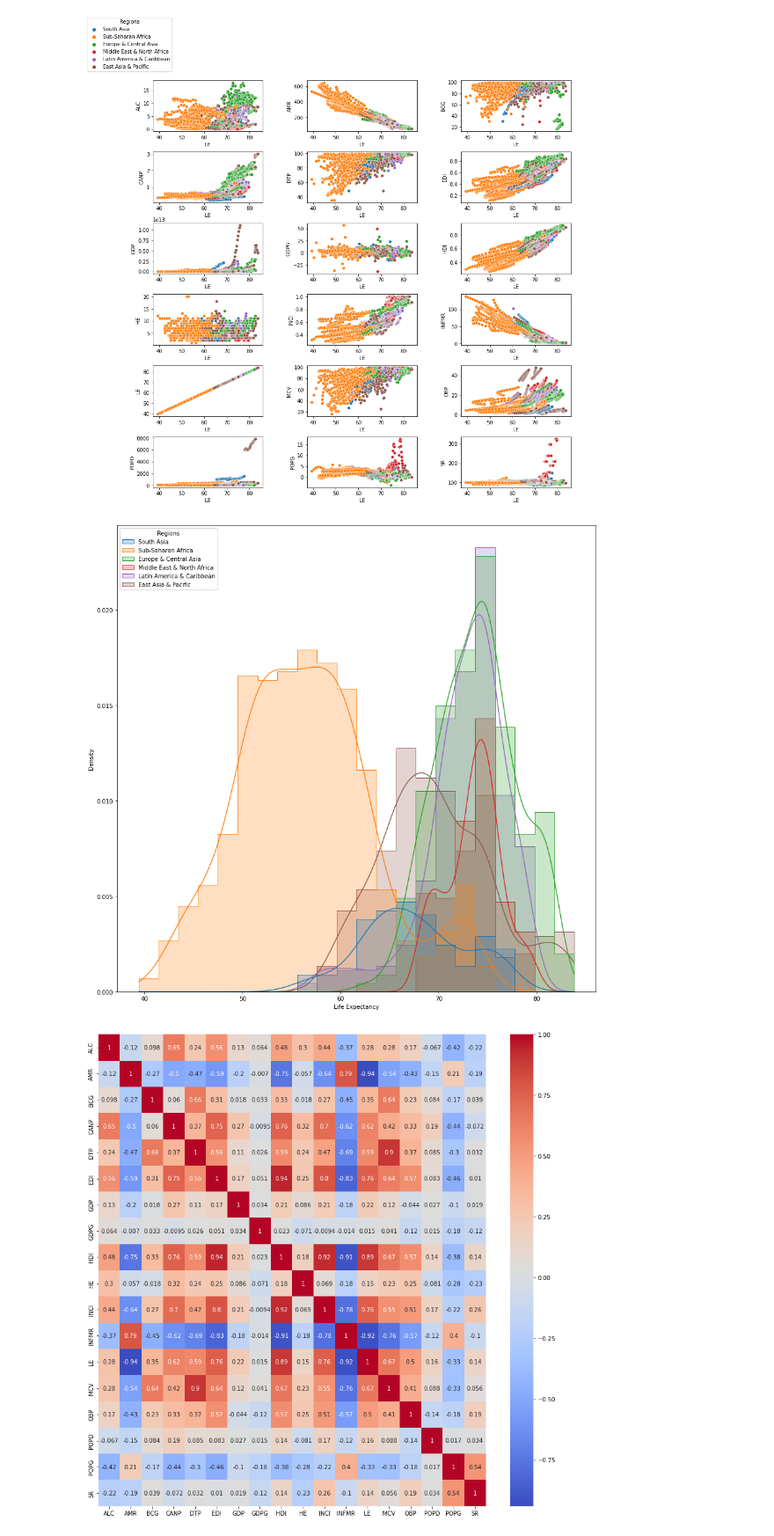
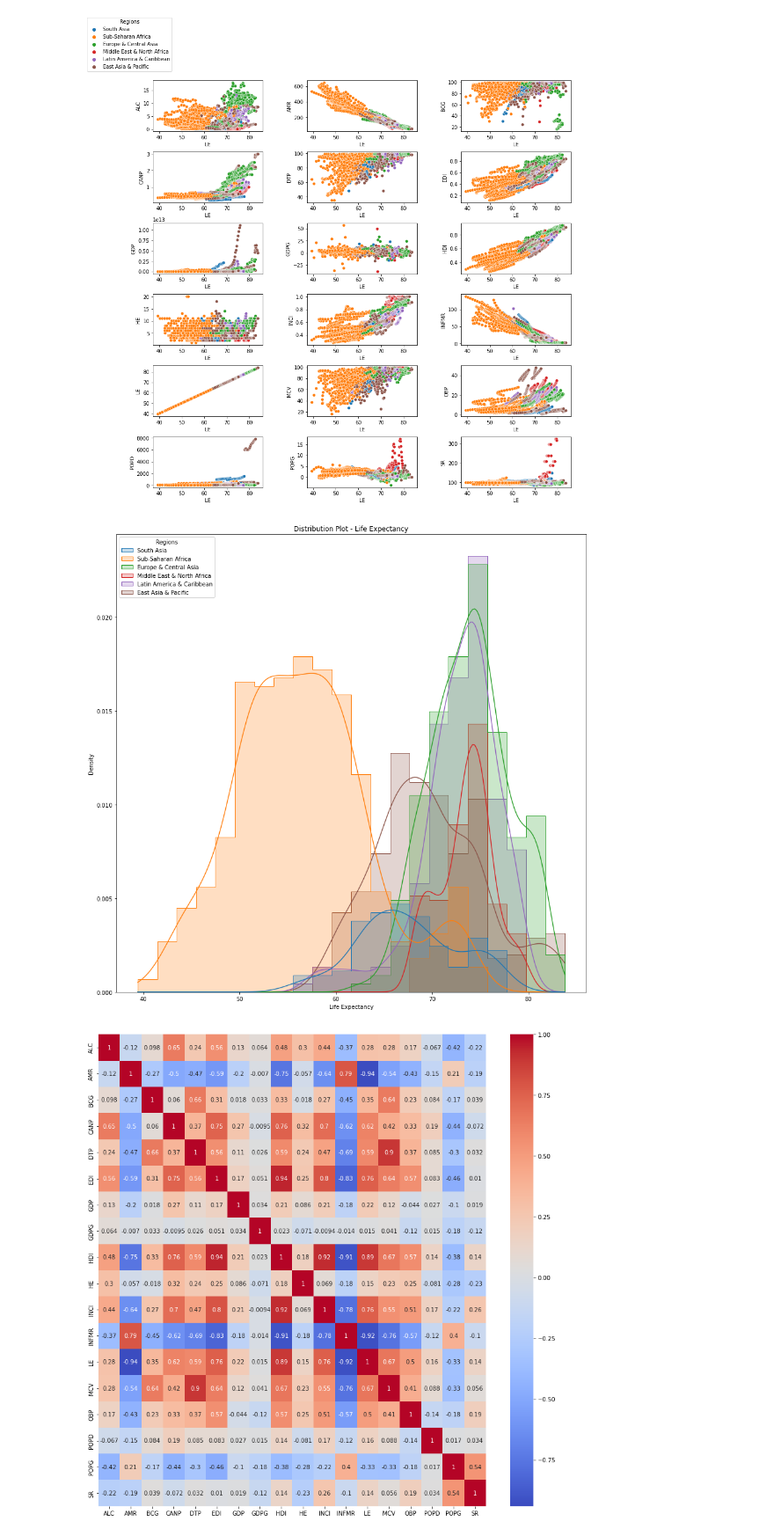
Before and after one commit to Ryan-Fried/Final_Project-Group1, a Jupyter notebook: Machine Learning/Predictive_Analysis.ipynb, the cells around one changed output. Shown at 88% size. Cells and saved outputs as stored; diff of their text form; code cells hidden in the pictures.

```diff
--- a/Machine Learning/Predictive_Analysis.ipynb
+++ b/Machine Learning/Predictive_Analysis.ipynb
@@ -10,9 +12,9 @@ from sklearn.model_selection import train_test_split
 from sklearn.preprocessing import MinMaxScaler, OneHotEncoder
 from sklearn.metrics import accuracy_score,confusion_matrix, classification_report
 # %%
-# Read the table
-data=pd.read_csv("../Resources/Project_Indicators_Wide.csv")
-data.head()
+# Read the csv file
+df=pd.read_csv("../Resources/Project_Indicators_Wide.csv")
+df.head()
 # %% [output]
 |  | country_code | country | region | status | year | ALC | AMR | BCG | CANP | DTP | ... |
 | 0 | ABW | Aruba | Latin America & Caribbean | NaN | 2000 | NaN | 112.4760 | NaN | NaN | NaN | ... |
@@ -23,7 +25,7 @@ data.head()
 5 rows × 23 columns
 # %%
 # Dropping NA's
-df=data.dropna()
+df=df.dropna()
 df.head()
 # %% [output]
 |  | country_code | country | region | status | year | ALC | AMR | BCG | CANP | DTP | ... |
@@ -81,12 +86,13 @@ plt.savefig("../Images/Plots/Scatter_plot.png")
 # %%
 # Distribution plot for life expectancy
 fig, ax = plt.subplots(figsize=(15, 15))
 sns.histplot(data=select_df,x='LE',hue='region',element='step',stat='density',kde=True)
 ax.set_xlabel("Life Expectancy")
+ax.set_title('Distribution Plot - Life Expectancy')
 sns.move_legend(ax,'upper left', title="Regions")
 plt.savefig("../Images/Plots/Distribution_plot.png")
 # %% [output]
-[figure, old version]
+[figure, new version]
 # %%
 # Correlation matrix
 fig, ax = plt.subplots(figsize=(15, 15))
```
Also changed, not shown: parts of 28 cells of this notebook, 8 other files.
